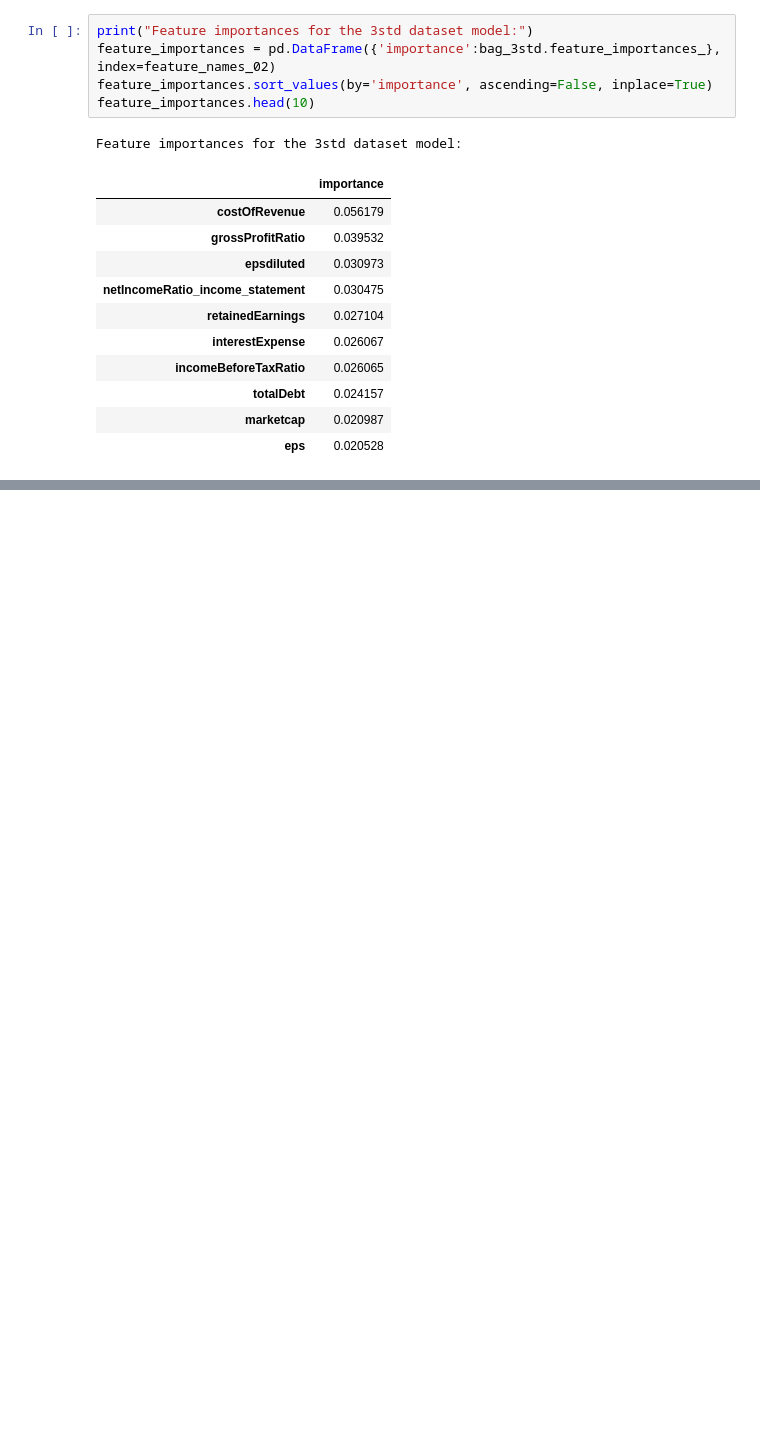
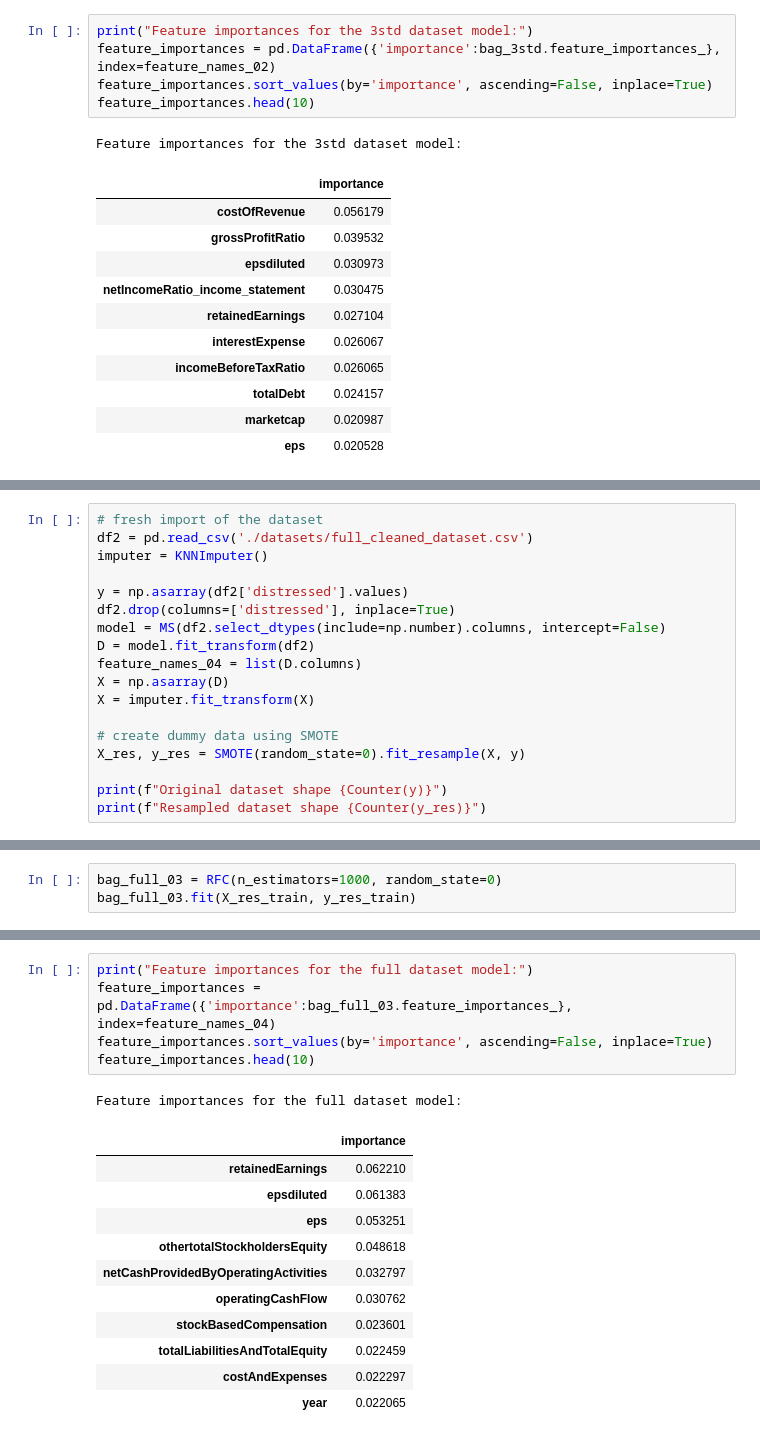
Before and after one commit to quityQ/bachelor, a Jupyter notebook: analysis_forest.ipynb, the cells around one changed output, grey strips where cells are left out. Cells and saved outputs as stored; diff of their text form; blank space fills up the shorter version.

```diff
--- a/analysis_forest.ipynb
+++ b/analysis_forest.ipynb
@@ -295,0 +380,18 @@ Feature importances for the 3std dataset model:
+# %%
+# fresh import of the dataset
+df2 = pd.read_csv('./datasets/full_cleaned_dataset.csv')
+imputer = KNNImputer()
+
+y = np.asarray(df2['distressed'].values)
+df2.drop(columns=['distressed'], inplace=True)
+model = MS(df2.select_dtypes(include=np.number).columns, intercept=False)
+D = model.fit_transform(df2)
+feature_names_04 = list(D.columns)
+X = np.asarray(D)
+X = imputer.fit_transform(X)
+
+# create dummy data using SMOTE
+X_res, y_res = SMOTE(random_state=0).fit_resample(X, y)
+
+print(f"Original dataset shape {Counter(y)}")
+print(f"Resampled dataset shape {Counter(y_res)}")
@@ -295,0 +410,3 @@ Feature importances for the 3std dataset model:
+# %%
+bag_full_03 = RFC(n_estimators=1000, random_state=0)
+bag_full_03.fit(X_res_train, y_res_train)
@@ -295,0 +426,18 @@ Feature importances for the 3std dataset model:
+# %%
+print("Feature importances for the full dataset model:")
+feature_importances = pd.DataFrame({'importance':bag_full_03.feature_importances_}, index=feature_names_04)
+feature_importances.sort_values(by='importance', ascending=False, inplace=True)
+feature_importances.head(10)
+# %% [output]
+Feature importances for the full dataset model:
+|  | importance |
+| retainedEarnings | 0.062210 |
+| epsdiluted | 0.061383 |
+| eps | 0.053251 |
+| othertotalStockholdersEquity | 0.048618 |
+| netCashProvidedByOperatingActivities | 0.032797 |
+| operatingCashFlow | 0.030762 |
+| stockBasedCompensation | 0.023601 |
+| totalLiabilitiesAndTotalEquity | 0.022459 |
+| costAndExpenses | 0.022297 |
+| year | 0.022065 |
```
Also changed, not shown: parts of 18 cells of this notebook, 7 other files.
